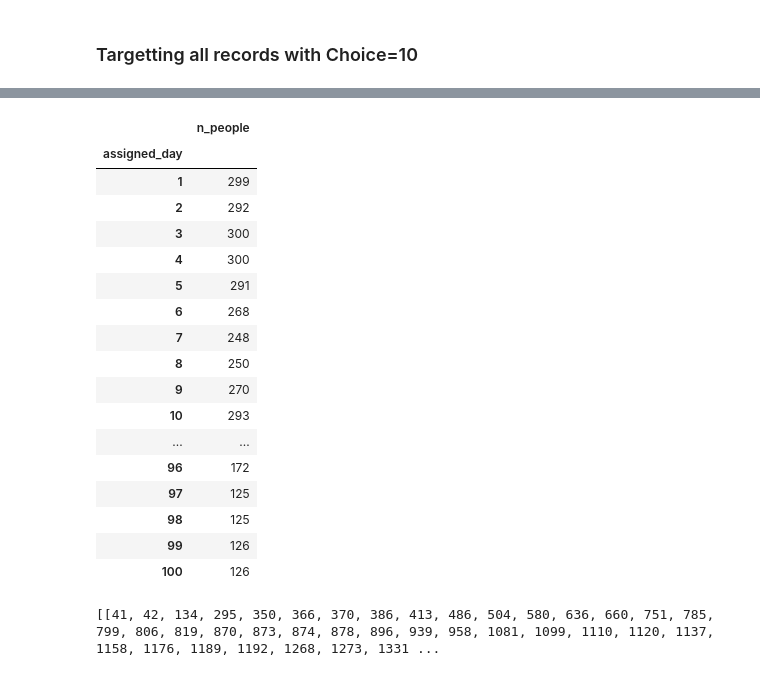
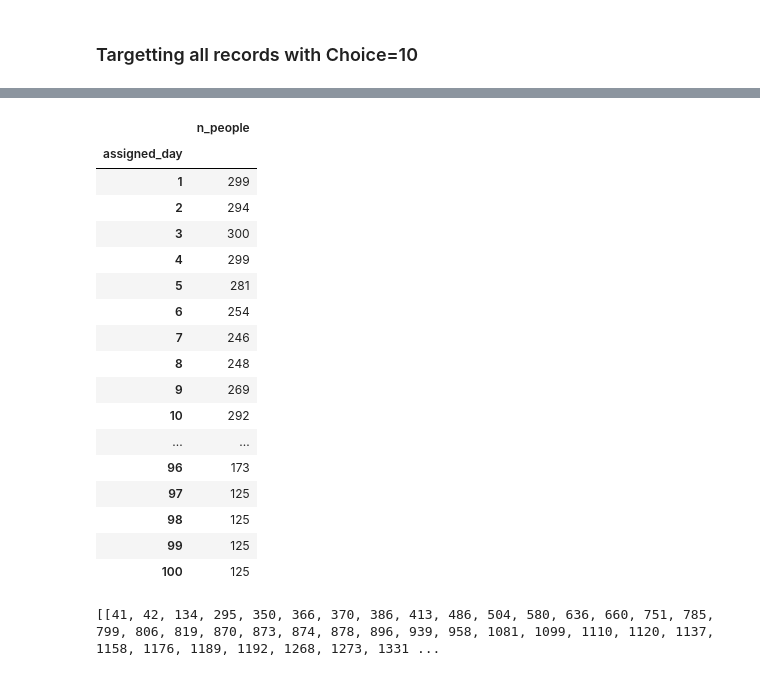
Before and after one commit to 13gurpreetsingh/ML, a Jupyter notebook: santa.ipynb, the cells around one changed output, grey strips where cells are left out. Drawn from its saved outputs; the diff is of its cells as text; code cells hidden in the pictures.

```diff
--- a/santa.ipynb
+++ b/santa.ipynb
@@ -20,9 +20,9 @@ def accCost(full):
     segregated['Cost']=0.0
     segregated=segregated.reset_index('assigned_day')
     if((segregated['n_people']<125).any()):
-        return -1
+        return 9999999999.0
     if((segregated['n_people']>300).any()):
-        return -1
+        return 9999999999.0
     accounting_cost=0
     for day in range(100):
         diff=abs(segregated['n_people'][day]-segregated['n_people'][day+1])
@@ -119,34 +119,34 @@ def optimize(full, targetted_ids_list):
     #print("Input Cost="+str(accCost(full)+full['pref_cost'].sum()))
     print("score="+str(accCost(full)+full['pref_cost'].sum()))
     for family in targetted_ids_list:
-        full_test=full
         curr_acc_cost=accCost(full)
         curr_pref_cost=full['pref_cost'].sum()
         curr_cost=curr_acc_cost+curr_pref_cost
-        curr_choice=full_test['assigned_choice'][family]
+        curr_choice=full['assigned_choice'][family]
+        curr_day=full['assigned_day'][family]
 
         #print("Family Id:"+str(family)+" Cost="+str(curr_cost)+"(Pref="+str(full['pref_cost'][family])+")"+" Day="+str(full['assigned_day'][family])+" Choice="+str(full['assigned_choice'][family]))
 
         #Assign optimized choice and cost same as current one
-        optimized_choice=full_test['assigned_choice'][family]
-        optimized_cost=curr_cost
+        allCosts=[]
         for choice in range(10):
-            full_test['assigned_day'][family]=full_test['choice_'+str(choice)][family]
-            full_test['assigned_choice'][family]=choice
-            full_test['pref_cost'][family]=prefCost(full_test['n_people'][family],choice)
-            calculated_acc_cost=accCost(full_test)
-            if(calculated_acc_cost==-1):
-                #print("Leaving Choice "+str(choice))
-                continue
-            calculated_cost=calculated_acc_cost+full_test['pref_cost'].sum()
-            #print("Choice="+str(choice)+" Calculated Cost="+str(calculated_cost)+" (Pref="+str(full_test['pref_cost'][family])+")")
-            if(calculated_cost<optimized_cost):
-                optimized_cost=calculated_cost
-                optimized_choice=choice
-        if(curr_choice!=optimized_choice):
+            full['assigned_day'][family]=full['choice_'+str(choice)][family]
+            full['assigned_choice'][family]=choice
+            full['pref_cost'][family]=prefCost(full['n_people'][family],choice)
+            allCosts.append(accCost(full)+full['pref_cost'].sum())
+
+
+        optimized_choice=allCosts.index(min(allCosts))
+        optimized_cost=min(allCosts)
+        if(optimized_cost<curr_cost):
             full['assigned_day'][family]=full['choice_'+str(optimized_choice)][family]
             full['assigned_choice'][family]=optimized_choice
             full['pref_cost'][family]=prefCost(full['n_people'][family],full['assigned_choice'][family])
+        else:
+            full['assigned_day'][family]=curr_day
+            full['assigned_choice'][family]=curr_choice
+            full['pref_cost'][family]=prefCost(full['n_people'][family],full['assigned_choice'][family])
+
         reduction=curr_cost-optimized_cost
         #print("NEW: Family Id:"+str(family)+" Cost="+str(optimized_cost)+"(Pref="+str(full['pref_cost'][family])+")"+" Day="+str(full['assigned_day'][family])+" Choice="+str(full['assigned_choice'][family])+" Reduction="+str(reduction))
         #print("=========================================================================")
@@ -188,7 +188,7 @@ for choiceFactor in range(10,-1,-1):
         list_to_workupon=list(full[(full['assigned_choice']==choiceFactor)&(full['n_people']==sizeFactor)]['family_id'])
         print("Working upon a fresh list for choice "+str(choiceFactor)+" and family-size "+str(sizeFactor)+". Length="+str(len(list_to_workupon)))
         optimize(full,list_to_workupon)
-        list_to_revisit.extend(list_to_workupon)
+        list_to_revisit=list(full[(full['assigned_choice']>=choiceFactor)&(full['n_people']>=sizeFactor)]['family_id'])
         print("Working upon revisit list. Length="+str(len(list_to_revisit)))
         optimize(full,list_to_revisit)
 # %% [output]
@@ -218,24 +224,25 @@ KeyboardInterrupt:
 # %%
-full.groupby(by=['assigned_day']).sum()[['n_people']]
+a=full.groupby(by=['assigned_day']).sum()[['n_people']]
+full.to_csv()
 # %% [output]
 |  | n_people |
 | assigned_day |  |
 | 1 | 299 |
-| 2 | 292 |
+| 2 | 294 |
 | 3 | 300 |
-| 4 | 300 |
-| 5 | 291 |
-| 6 | 268 |
-| 7 | 248 |
-| 8 | 250 |
-| 9 | 270 |
-| 10 | 293 |
+| 4 | 299 |
+| 5 | 281 |
+| 6 | 254 |
+| 7 | 246 |
+| 8 | 248 |
+| 9 | 269 |
+| 10 | 292 |
 | ... | ... |
-| 96 | 172 |
+| 96 | 173 |
 | 97 | 125 |
 | 98 | 125 |
-| 99 | 126 |
-| 100 | 126 |
+| 99 | 125 |
+| 100 | 125 |
 # %%
 print(list_to_revisit)
 # %% [output]
```
Also changed, not shown: parts of 3 cells of this notebook, 1 other file.
